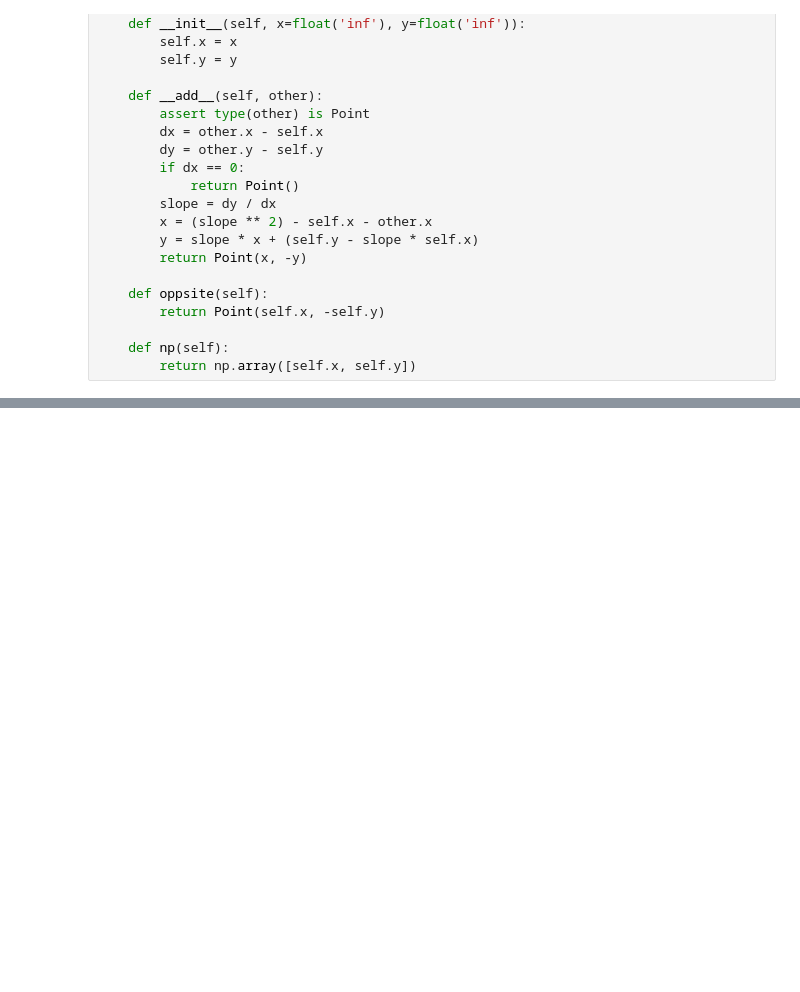
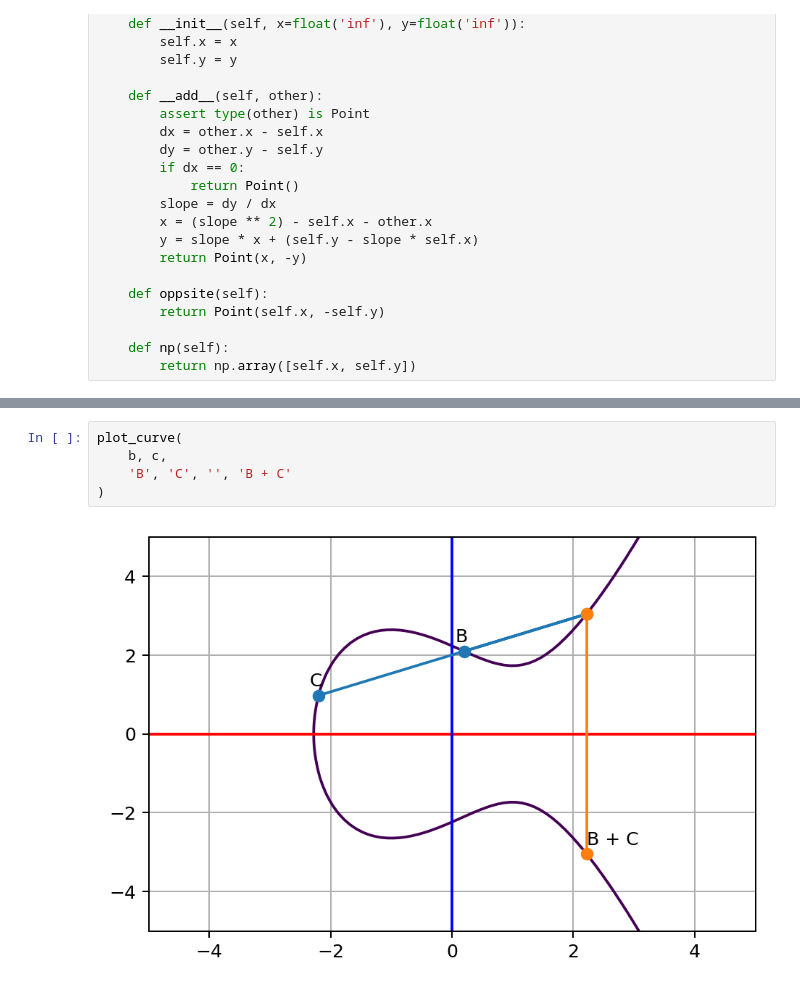
Before and after one commit to fangpenlin/elliptic-curve-explained, a Jupyter notebook: elliptic-curve-explained.ipynb, the cells around one changed output, grey strips where cells are left out. Drawn from its saved outputs; the diff is of its cells as text; blank space fills up the shorter version.

```diff
--- a/elliptic-curve-explained.ipynb
+++ b/elliptic-curve-explained.ipynb
@@ -72,0 +89,7 @@ plot_curve(
+# %%
+plot_curve(
+    b, c,
+    'B', 'C', '', 'B + C'
+)
+# %% [output]
+[figure, added]
```
Also changed, not shown: parts of 6 cells of this notebook.
